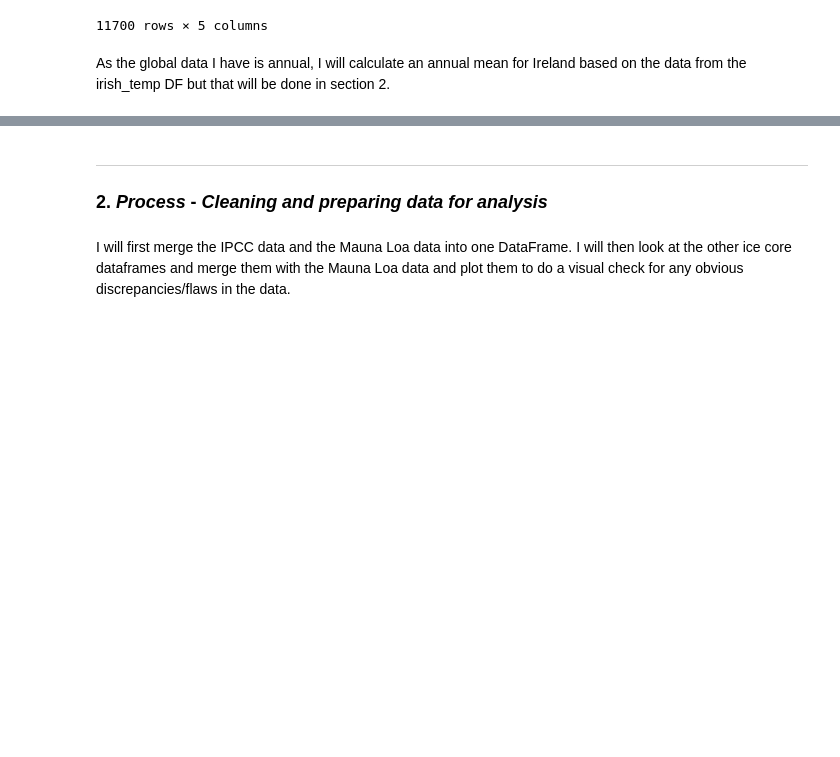
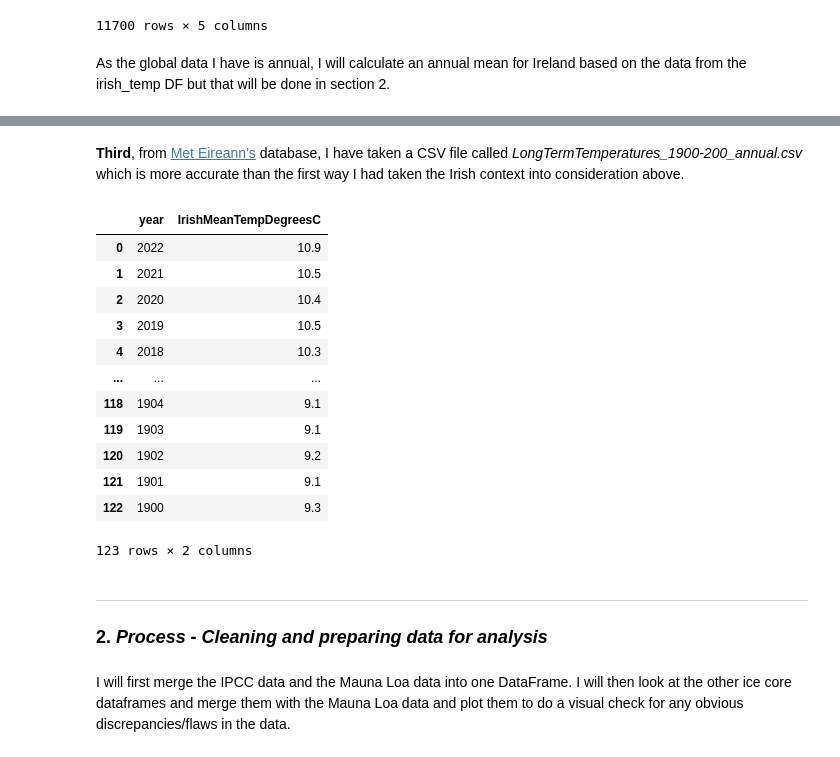
Before and after one commit to turps-pc90/PfDA_ClimateProject, a Jupyter notebook: project.ipynb, the cells around one changed output, grey strips where cells are left out. Saved outputs shown, nothing was run; the diff lists cells and outputs as text; code cells hidden in the pictures; blank space fills up the shorter version.

```diff
--- a/project.ipynb
+++ b/project.ipynb
@@ -279,3 +348,27 @@ As the global data I have is annual, I will calculate an annual mean for Ireland
+# %% [markdown]
+**Third**, from [Met Eireann's](https://www.met.ie/cms/assets/uploads/2023/12/LongTermTemperatures_1900-2022_annual.csv) database, I have taken a CSV file called *LongTermTemperatures_1900-200_annual.csv* which is more accurate than the first way I had taken the Irish context into consideration above.
+# %%
+# Creating new DataFrame from LongTermTemp file from Met Eireann
+meteireann_temp = pd.read_csv('files/LongTermTemperatures_1900-2022_annual.csv')
+
+# Renaming Annual column to a more meaningful name
+meteireann_temp = meteireann_temp.rename(columns={'Annual': 'IrishMeanTempDegreesC'})
+
+meteireann_temp
+# %% [output]
+|  | year | IrishMeanTempDegreesC |
+| 0 | 2022 | 10.9 |
+| 1 | 2021 | 10.5 |
+| 2 | 2020 | 10.4 |
+| 3 | 2019 | 10.5 |
+| 4 | 2018 | 10.3 |
+| ... | ... | ... |
+| 118 | 1904 | 9.1 |
+| 119 | 1903 | 9.1 |
+| 120 | 1902 | 9.2 |
+| 121 | 1901 | 9.1 |
+| 122 | 1900 | 9.3 |
+123 rows × 2 columns
 # %% [markdown]
 ***
 ### 2. *Process* - *Cleaning and preparing data for analysis*
```
Also changed, not shown: parts of 11 cells of this notebook, 3 other files.
